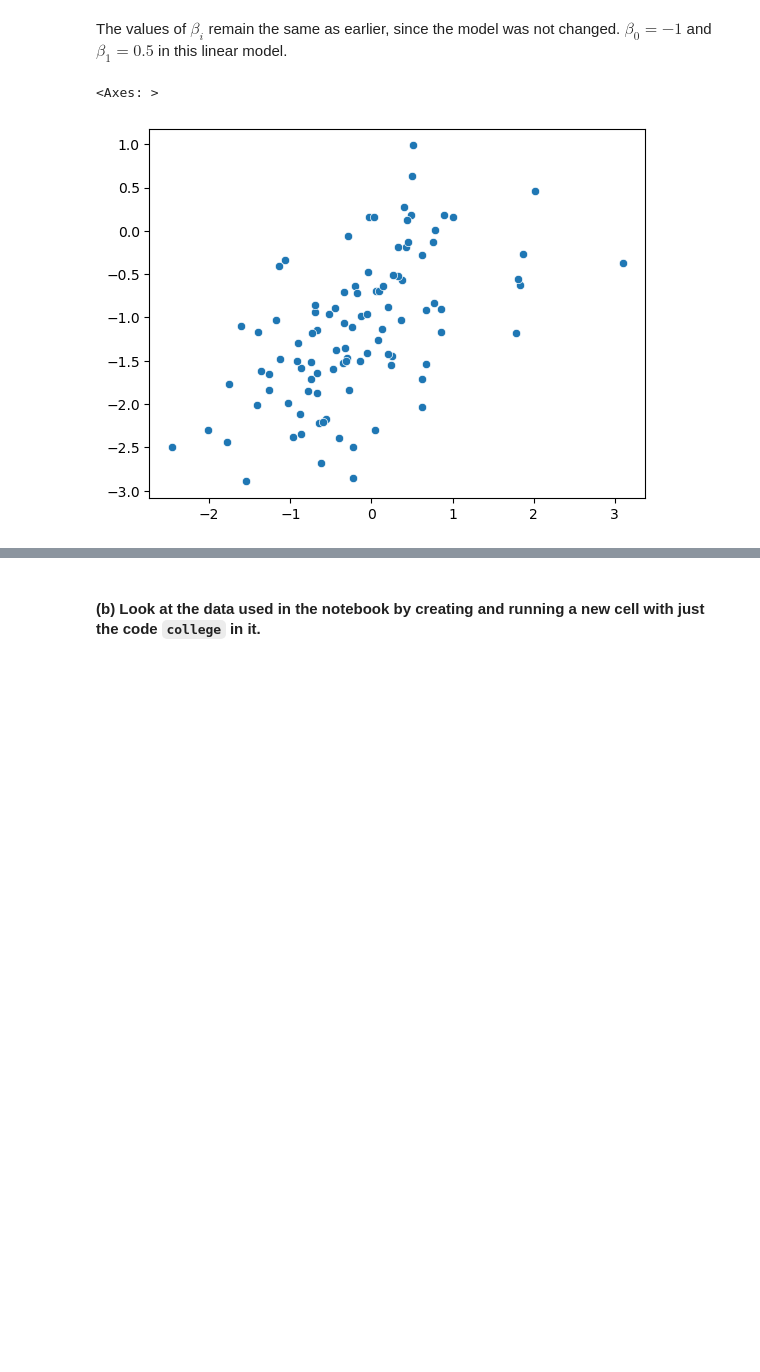
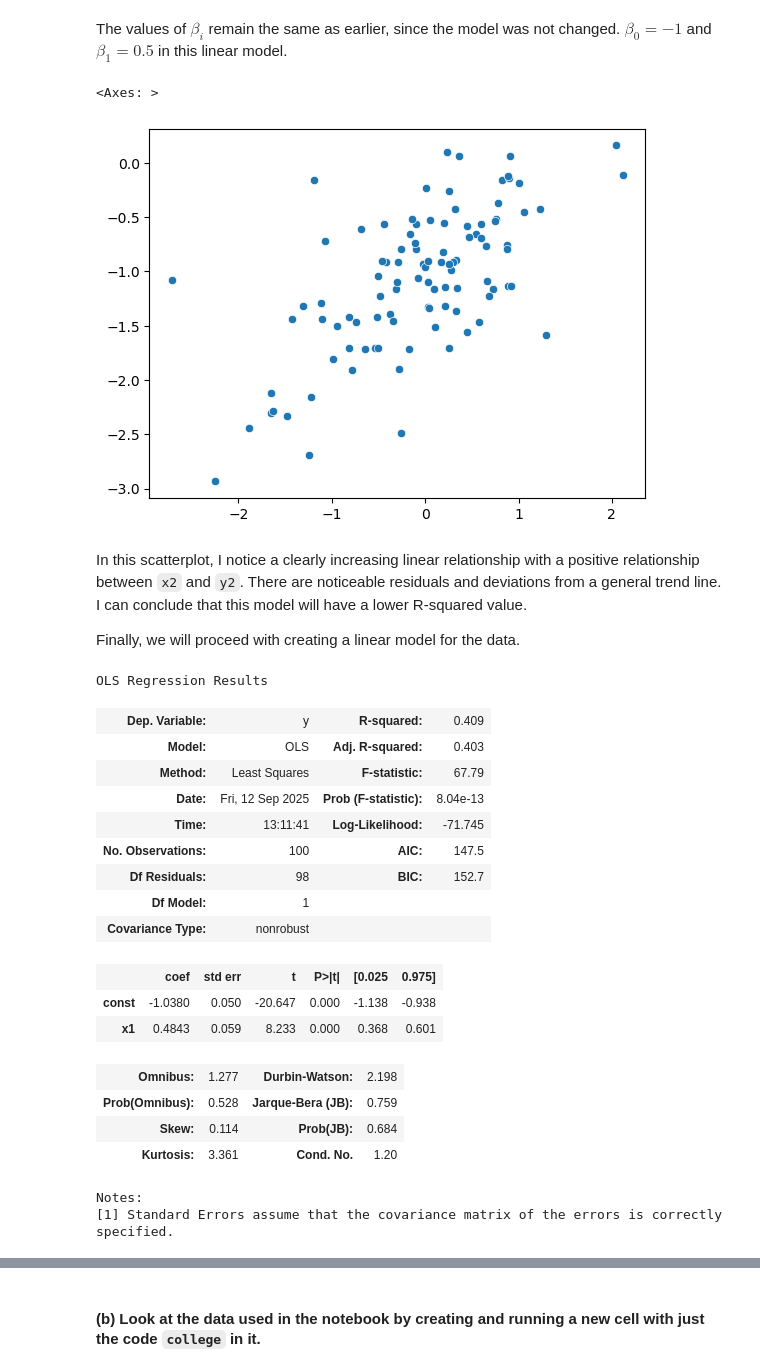
Before and after one commit to lowell-monis/data-science-fundamentals, a Jupyter notebook: hw/hw2.ipynb, the cells around one changed output, grey strips where cells are left out. Saved outputs shown, nothing was run; the diff lists cells and outputs as text; code cells hidden in the pictures; blank space fills up the shorter version.

```diff
--- a/hw/hw2.ipynb
+++ b/hw/hw2.ipynb
@@ -304,5 +304,6 @@ I utilize the same random number generator `rng` and `x` from earlier. However,
 # %%
-eps=rng.normal(0,np.sqrt(0.4),100)
+x2=create_data(0.4)[0]
+eps2=create_data(0.4)[1]
 # %% [markdown]
 The model remains the same:
 
@@ -312,12 +313,40 @@ Since `x` remains the same, and the number of elements in `eps` remains the same
 # %%
-y=-1+0.5*x+eps
-len(y)
+y2=-1+0.5*x+eps
+len(y2)
 # %% [output]
 100
 # %% [markdown]
 The values of $\beta_i$ remain the same as earlier, since the model was not changed. $\beta_0=-1$ and $\beta_1=0.5$ in this linear model.
 # %%
-sns.scatterplot(x=x, y=y)
+sns.scatterplot(x=x2, y=y2)
 # %% [output]
 <Axes: >
-[figure, old version]
+[figure, new version]
+# %% [markdown]
+In this scatterplot, I notice a clearly increasing linear relationship with a positive relationship between `x2` and `y2`. There are noticeable residuals and deviations from a general trend line. I can conclude that this model will have a lower R-squared value.
+
+Finally, we will proceed with creating a linear model for the data.
+# %%
+X2 = sm.add_constant(x2)
+lm2 = sm.OLS(y2, X2).fit()
+lm2.summary()
+# %% [output]
+OLS Regression Results
+| Dep. Variable: | y | R-squared: | 0.409 |
+| Model: | OLS | Adj. R-squared: | 0.403 |
+| Method: | Least Squares | F-statistic: | 67.79 |
+| Date: | Fri, 12 Sep 2025 | Prob (F-statistic): | 8.04e-13 |
+| Time: | 13:11:41 | Log-Likelihood: | -71.745 |
+| No. Observations: | 100 | AIC: | 147.5 |
+| Df Residuals: | 98 | BIC: | 152.7 |
+| Df Model: | 1 |  |  |
+| Covariance Type: | nonrobust |  |  |
+|  | coef | std err | t | P>|t| | [0.025 | 0.975] |
+| const | -1.0380 | 0.050 | -20.647 | 0.000 | -1.138 | -0.938 |
+| x1 | 0.4843 | 0.059 | 8.233 | 0.000 | 0.368 | 0.601 |
+| Omnibus: | 1.277 | Durbin-Watson: | 2.198 |
+| Prob(Omnibus): | 0.528 | Jarque-Bera (JB): | 0.759 |
+| Skew: | 0.114 | Prob(JB): | 0.684 |
+| Kurtosis: | 3.361 | Cond. No. | 1.20 |
+Notes:
+[1] Standard Errors assume that the covariance matrix of the errors is correctly specified.
```
Also changed, not shown: parts of 20 cells of this notebook, 2 other files.
